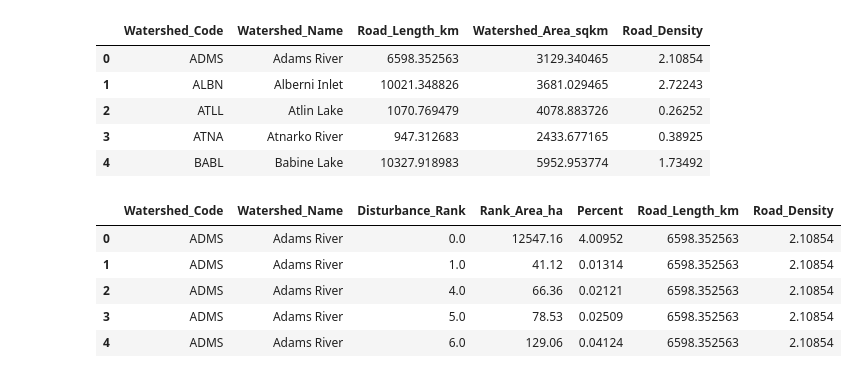
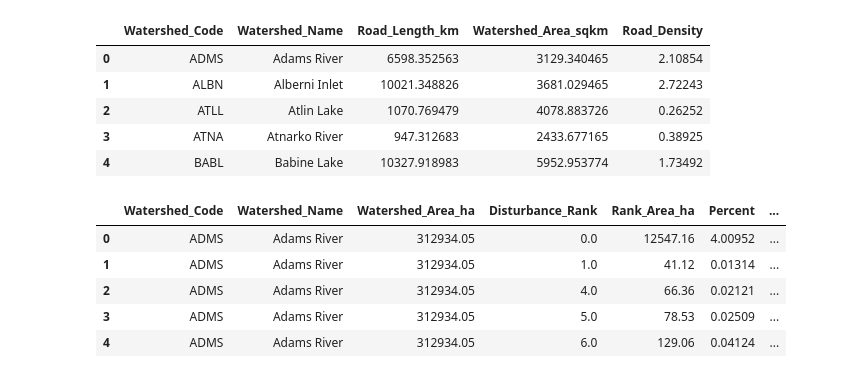
Before and after one commit to MoezLabiadh/dss-projs, a Jupyter notebook: human_disturbance/calculate_watershedGroups_stats.ipynb, the cells around one changed output. Cells and saved outputs as stored; diff of their text form; code cells hidden in the pictures.

```diff
--- a/human_disturbance/calculate_watershedGroups_stats.ipynb
+++ b/human_disturbance/calculate_watershedGroups_stats.ipynb
@@ -6,7 +6,7 @@ from arcgis.features import GeoAccessor, GeoSeriesAccessor
 # %%
 arcpy.env.overwriteOutput = True
 
-gdb_path = r'q:\dss_workarea\mlabiadh\workspace\20240925_human_disturbance\data\data_outputs.gdb'
+gdb_path = r'Q:\dss_workarea\mlabiadh\workspace\20240925_human_disturbance\data\data_outputs.gdb'
 arcpy.env.workspace = gdb_path
 # %%
 # create a list of watershed areas
@@ -184,20 +184,20 @@ df_rds_sum_dn.head()
 # %%
 # add Road density to main df
 df_hd_rd = pd.merge(
-    df_hd_sum_wsd[['Watershed_Code', 'Watershed_Name','Disturbance_Rank', 'Rank_Area_ha', 'Percent']],
+    df_hd_sum_wsd[['Watershed_Code', 'Watershed_Name','Watershed_Area_ha','Disturbance_Rank', 'Rank_Area_ha', 'Percent']],
     df_rds_sum_dn[['Watershed_Code','Watershed_Name', 'Road_Length_km','Road_Density']],
     how= 'left',
     on= ["Watershed_Code", "Watershed_Name"]
 )
 
 df_hd_rd.head()
 # %% [output]
-|  | Watershed_Code | Watershed_Name | Disturbance_Rank | Rank_Area_ha | Percent | Road_Length_km | Road_Density |
-| 0 | ADMS | Adams River | 0.0 | 12547.16 | 4.00952 | 6598.352563 | 2.10854 |
-| 1 | ADMS | Adams River | 1.0 | 41.12 | 0.01314 | 6598.352563 | 2.10854 |
-| 2 | ADMS | Adams River | 4.0 | 66.36 | 0.02121 | 6598.352563 | 2.10854 |
-| 3 | ADMS | Adams River | 5.0 | 78.53 | 0.02509 | 6598.352563 | 2.10854 |
-| 4 | ADMS | Adams River | 6.0 | 129.06 | 0.04124 | 6598.352563 | 2.10854 |
+|  | Watershed_Code | Watershed_Name | Watershed_Area_ha | Disturbance_Rank | Rank_Area_ha | Percent | ... |
+| 0 | ADMS | Adams River | 312934.05 | 0.0 | 12547.16 | 4.00952 | ... |
+| 1 | ADMS | Adams River | 312934.05 | 1.0 | 41.12 | 0.01314 | ... |
+| 2 | ADMS | Adams River | 312934.05 | 4.0 | 66.36 | 0.02121 | ... |
+| 3 | ADMS | Adams River | 312934.05 | 5.0 | 78.53 | 0.02509 | ... |
+| 4 | ADMS | Adams River | 312934.05 | 6.0 | 129.06 | 0.04124 | ... |
 # %%
 # Force Disturbance_Rank column to integer
 df_hd_rd['Disturbance_Rank'] = df_hd_rd['Disturbance_Rank'].astype('Int64')
```
Also changed, not shown: parts of 2 cells of this notebook.
